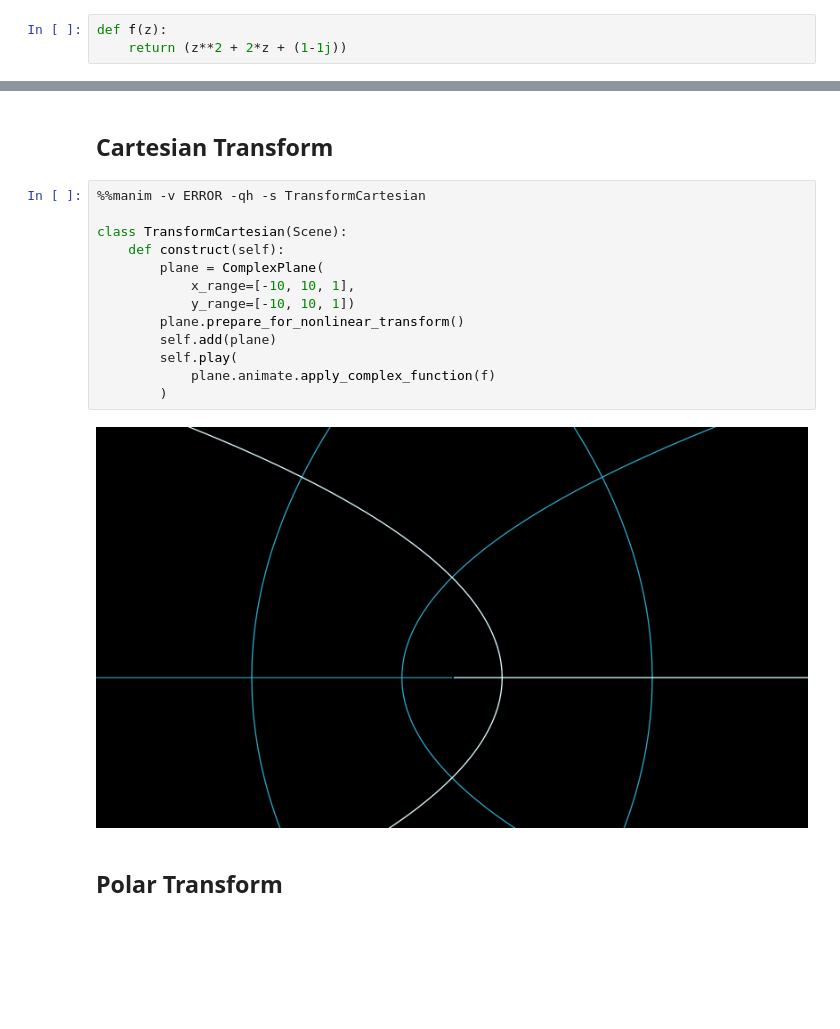
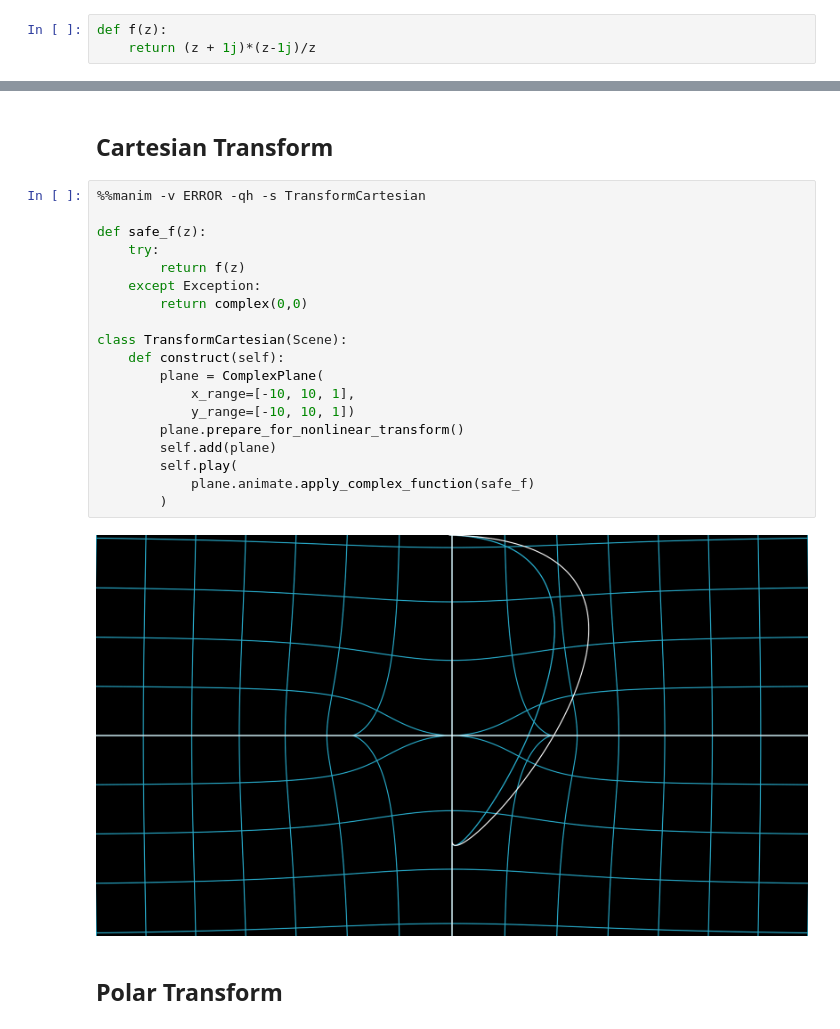
Before and after one commit to kieran-pringle/jupyter-notebooks, a Jupyter notebook: complex-analysis/graphing.ipynb, the cells around one changed output, grey strips where cells are left out. Saved outputs shown, nothing was run; the diff lists cells and outputs as text; blank space fills up the shorter version.

```diff
--- a/complex-analysis/graphing.ipynb
+++ b/complex-analysis/graphing.ipynb
@@ -8,26 +8,32 @@ config.media_width = "60%"
 This is a complex function viewing tool that take in a complex function defined in Python and spit out a bunch of pictures and videos for you.
 # %%
 def f(z):
-    return (z**2 + 2*z + (1-1j))
+    return (z + 1j)*(z-1j)/z
 # %% [markdown]
 The cell above is the function you want to graph, and the only bit you should need to edit. When you have changed it to what you want, go up to `Cell` in the menu bar above and press `Run all` to redraw everything.
 # %% [markdown]
 ## Cartesian Transform
 # %%
 %%manim -v ERROR -qh -s TransformCartesian
+
+def safe_f(z):
+    try:
+        return f(z)
+    except Exception:
+        return complex(0,0)
 
 class TransformCartesian(Scene):
     def construct(self):
         plane = ComplexPlane(
             x_range=[-10, 10, 1],
             y_range=[-10, 10, 1])
         plane.prepare_for_nonlinear_transform()
         self.add(plane)
         self.play(
-            plane.animate.apply_complex_function(f)
+            plane.animate.apply_complex_function(safe_f)
         )
 # %% [output]
-[figure, old version]
+[figure, new version]
 # %% [markdown]
 ## Polar Transform
 # %%
```
Also changed, not shown: parts of 5 cells of this notebook, 1 other file.
